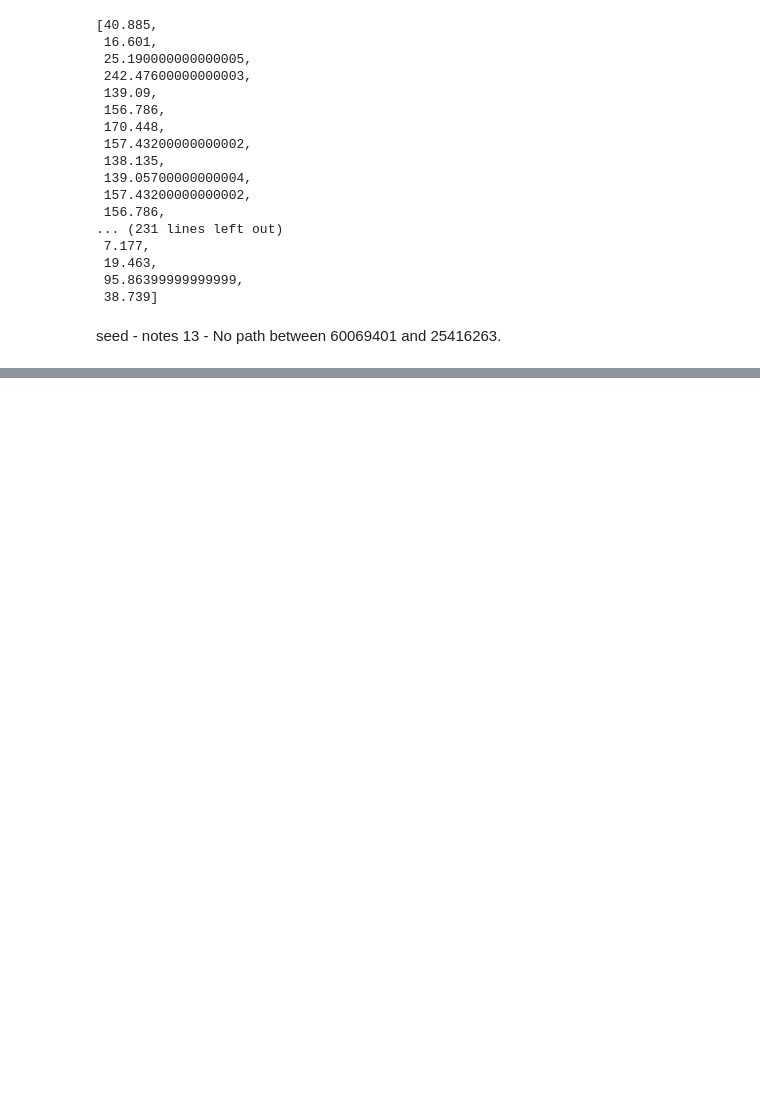
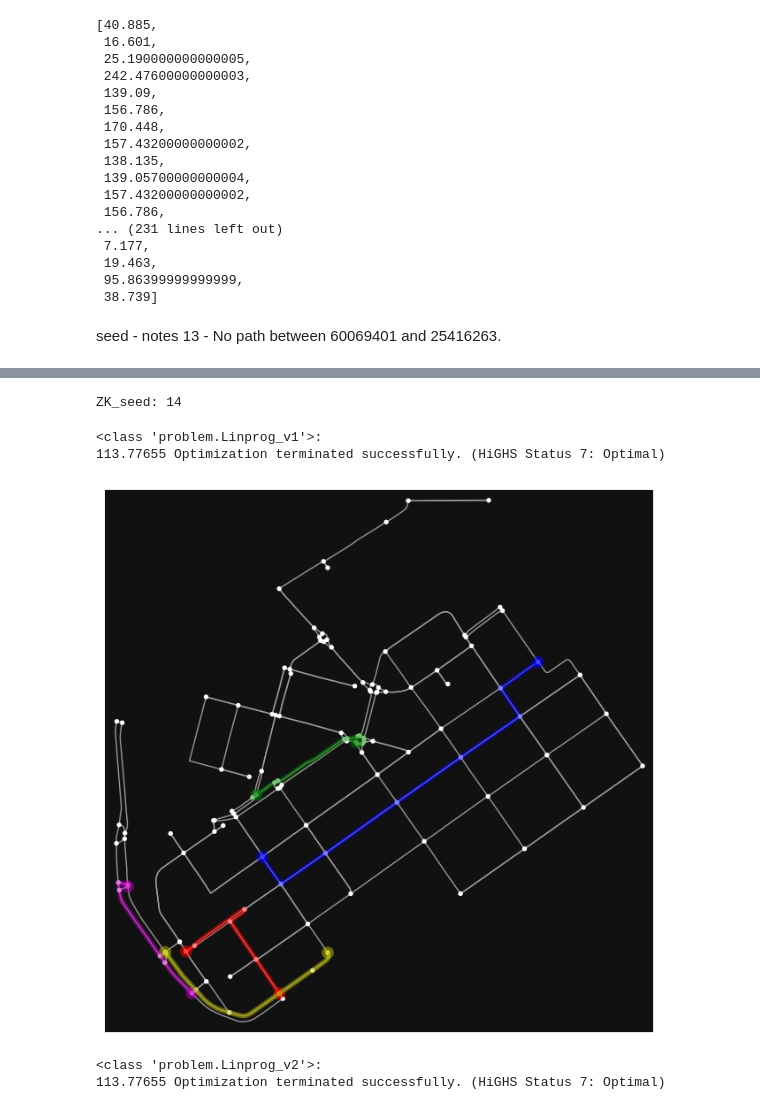
Before and after one commit to elgroselj/distributing_traffic, a Jupyter notebook: helsinki.ipynb, the cells around one changed output, grey strips where cells are left out. Saved outputs shown, nothing was run; the diff lists cells and outputs as text; code cells hidden in the pictures; blank space fills up the shorter version.

Commit message:
sfriziran problem z solve classi
urejena print in draw

```diff
--- a/helsinki.ipynb
+++ b/helsinki.ipynb
@@ -214,0 +191,19 @@ ZK_seed: 29
+# %%
+importlib.reload(pr)
+p = pr.Problem(graph, None, ZK = None, ZK_shape=(5,2), ZK_seed = 14, c_mode = 2, t_mode= "time")
+#p.solve(mode="linprog_v1")
+pr.Linprog_v1.solve(p)
+try:
+    pr.Linprog_v2.solve(p,st_alternativ = 3)
+except:
+    pass
+# %% [output]
+ZK_seed: 14
+# %%
+pr.Problem.draw(p)
+# %% [output]
+<class 'problem.Linprog_v1'>:
+113.77655 Optimization terminated successfully. (HiGHS Status 7: Optimal)
+[figure, added]
+<class 'problem.Linprog_v2'>:
+113.77655 Optimization terminated successfully. (HiGHS Status 7: Optimal)
```
Also changed, not shown: parts of 3 cells of this notebook, 2 other files.
